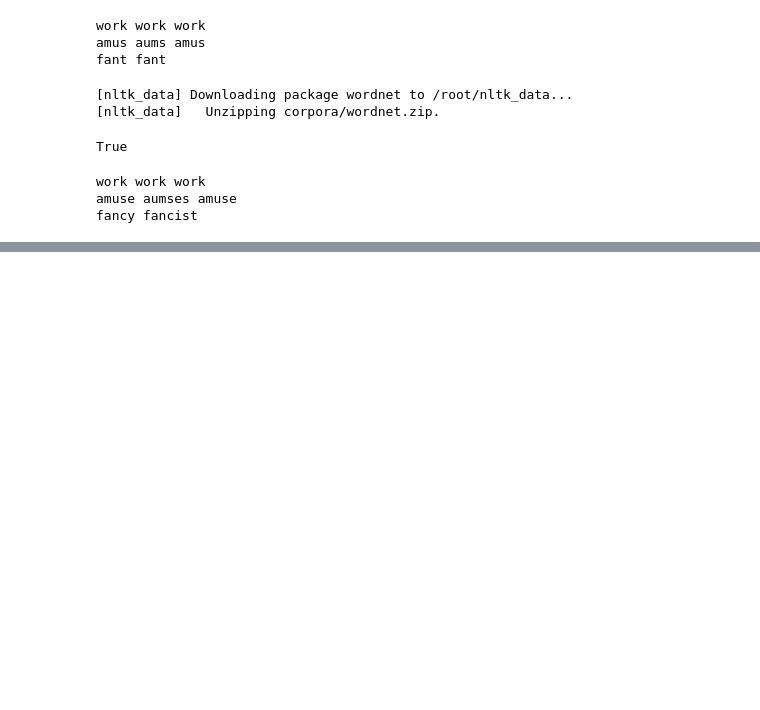
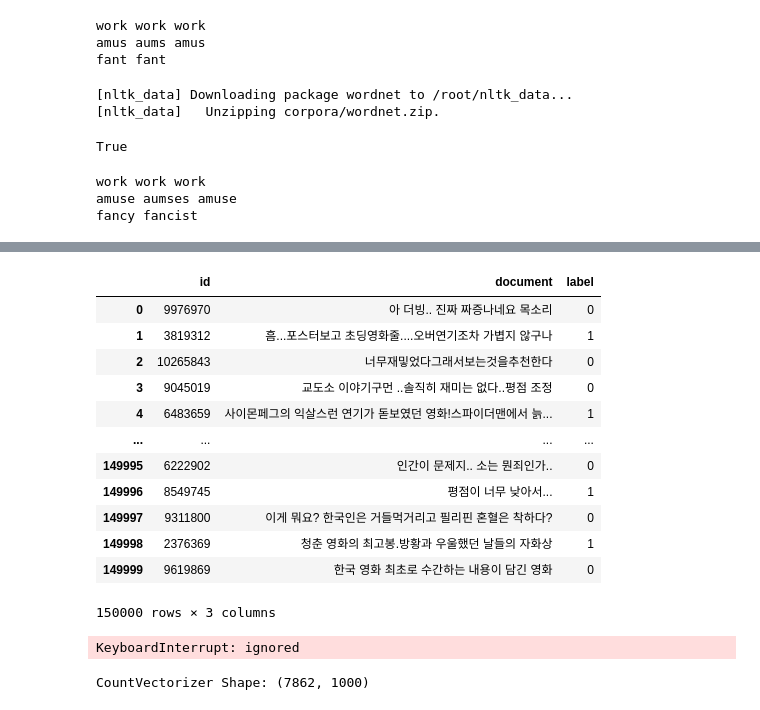
Before and after one commit to tjddyd2259/caba_nlp, a Jupyter notebook: nlp10_Text_Mining.ipynb, the cells around one changed output, grey strips where cells are left out. Saved outputs shown, nothing was run; the diff lists cells and outputs as text; code cells hidden in the pictures; blank space fills up the shorter version.

```diff
--- a/nlp10_Text_Mining.ipynb
+++ b/nlp10_Text_Mining.ipynb
@@ -423,0 +317,12 @@ print(accuracy_score(y_test,pred))
+# %%
+import pandas as pd
+import numpy as np
+
+train_df = pd.read_csv('ratings_train.txt',sep='\t')
+test_df = pd.read_csv('ratings_test.txt',sep='\t')
+# %%
+import re
+train_df = train_df.fillna(' ')
+train_df['document'] = train_df['document'].apply(lambda x:re.sub(r'\d+',' ',x))
+test_df = test_df.fillna(' ')
+test_df['document'] = test_df['document'].apply(lambda x:re.sub(r'\d+',' ',x))
@@ -423,0 +349,33 @@ print(accuracy_score(y_test,pred))
+# %%
+train_df
+# %% [output]
+|  | id | document | label |
+| 0 | 9976970 | 아 더빙.. 진짜 짜증나네요 목소리 | 0 |
+| 1 | 3819312 | 흠...포스터보고 초딩영화줄....오버연기조차 가볍지 않구나 | 1 |
+| 2 | 10265843 | 너무재밓었다그래서보는것을추천한다 | 0 |
+| 3 | 9045019 | 교도소 이야기구먼 ..솔직히 재미는 없다..평점 조정 | 0 |
+| 4 | 6483659 | 사이몬페그의 익살스런 연기가 돋보였던 영화!스파이더맨에서 늙... | 1 |
+| ... | ... | ... | ... |
+| 149995 | 6222902 | 인간이 문제지.. 소는 뭔죄인가.. | 0 |
+| 149996 | 8549745 | 평점이 너무 낮아서... | 1 |
+| 149997 | 9311800 | 이게 뭐요? 한국인은 거들먹거리고 필리핀 혼혈은 착하다? | 0 |
+| 149998 | 2376369 | 청춘 영화의 최고봉.방황과 우울했던 날들의 자화상 | 1 |
+| 149999 | 9619869 | 한국 영화 최초로 수간하는 내용이 담긴 영화 | 0 |
+150000 rows × 3 columns
+# %%
+
+from konlpy.tag import Okt
+
+okt = Okt()
+def okt_tokenizer(text):
+    tokens_ko = okt.morphs(text)
+    return tokens_ko
+from sklearn.feature_extraction.text import TfidfVectorizer
+from sklearn.model_selection import GridSearchCV
+from sklearn.linear_model import LogisticRegression
+
+tfidf_vect = TfidfVectorizer(tokenizer=okt_tokenizer, ngram_range=(1,2),min_df=3,max_df=0.9)
+tfidf_vect.fit(train_df.document)
+tfidf_matrix_train = tfidf_vect.transform(train_df.document)
+# %% [output]
+KeyboardInterrupt: ignored
@@ -423,0 +393,16 @@ print(accuracy_score(y_test,pred))
+# %%
+from sklearn.datasets import fetch_20newsgroups
+from sklearn.feature_extraction.text import CountVectorizer
+from sklearn.decomposition import LatentDirichletAllocation
+
+cats = ['rec.motorcycles','rec.sport.baseball','comp.graphics','comp.windows.x',
+        'talk.politics.mideast','soc.religion.christian','sci.electronics','sci.med']
+
+news_df = fetch_20newsgroups(subset='all',remove=('headers','footers','quotes'),
+                             categories = cats, random_state=0)
+count_vect = CountVectorizer(max_df = 0.95,max_features=1000,min_df=2,stop_words='english',
+                             ngram_range=(1,2))
+feat_vect = count_vect.fit_transform(news_df.data)
+print('CountVectorizer Shape:',feat_vect.shape)
+# %% [output]
+CountVectorizer Shape: (7862, 1000)
```
Also changed, not shown: parts of 44 cells of this notebook.
